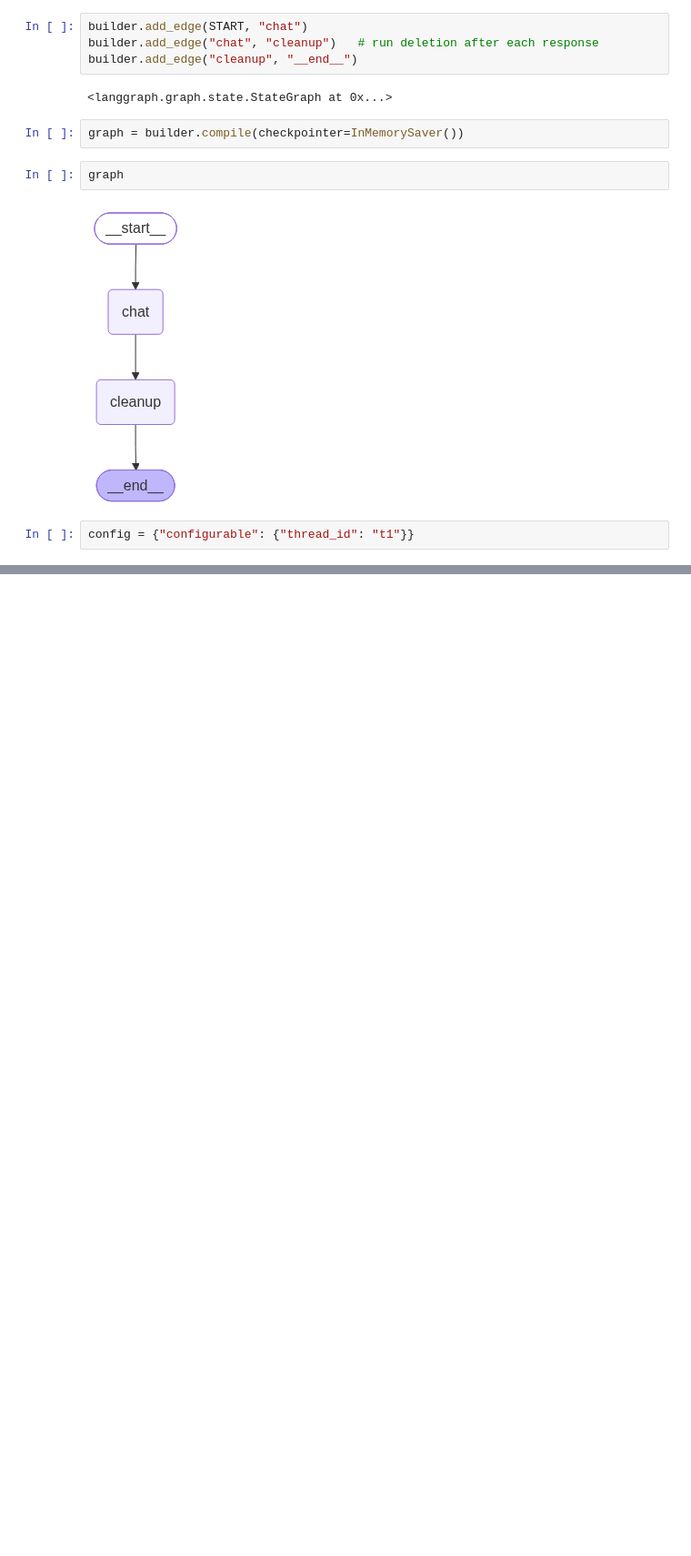
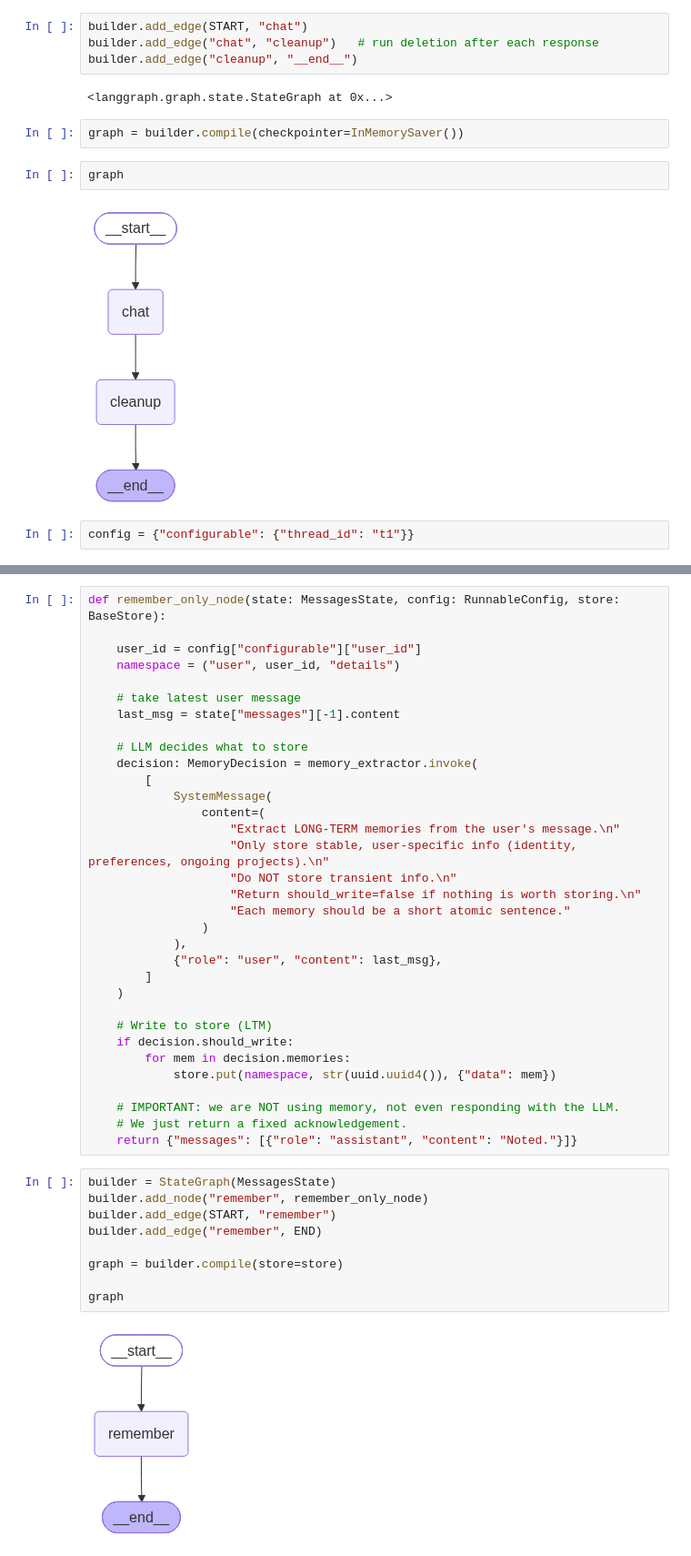
Before and after one commit to Ankit1726/AI_Engineering, a Jupyter notebook: Agentic_AI/notebooks/langgraph/llm_memory.ipynb, the cells around one changed output, grey strips where cells are left out. Shown at 91% size. Drawn from its saved outputs; the diff is of its cells as text; blank space fills up the shorter version.

```diff
--- a/Agentic_AI/notebooks/langgraph/llm_memory.ipynb
+++ b/Agentic_AI/notebooks/langgraph/llm_memory.ipynb
@@ -225,0 +587,44 @@ config = {"configurable": {"thread_id": "t1"}}
+# %%
+def remember_only_node(state: MessagesState, config: RunnableConfig, store: BaseStore):
+
+    user_id = config["configurable"]["user_id"]
+    namespace = ("user", user_id, "details")
+
+    # take latest user message
+    last_msg = state["messages"][-1].content
+
+    # LLM decides what to store
+    decision: MemoryDecision = memory_extractor.invoke(
+        [
+            SystemMessage(
+                content=(
+                    "Extract LONG-TERM memories from the user's message.\n"
+                    "Only store stable, user-specific info (identity, preferences, ongoing projects).\n"
+                    "Do NOT store transient info.\n"
+                    "Return should_write=false if nothing is worth storing.\n"
+                    "Each memory should be a short atomic sentence."
+                )
+            ),
+            {"role": "user", "content": last_msg},
+        ]
+    )
+
+    # Write to store (LTM)
+    if decision.should_write:
+        for mem in decision.memories:
+            store.put(namespace, str(uuid.uuid4()), {"data": mem})
+
+    # IMPORTANT: we are NOT using memory, not even responding with the LLM.
+    # We just return a fixed acknowledgement.
+    return {"messages": [{"role": "assistant", "content": "Noted."}]}
+# %%
+builder = StateGraph(MessagesState)
+builder.add_node("remember", remember_only_node)
+builder.add_edge(START, "remember")
+builder.add_edge("remember", END)
+
+graph = builder.compile(store=store)
+
+graph
+# %% [output]
+[figure, added]
```
Also changed, not shown: parts of 73 cells of this notebook, 1 other file.
